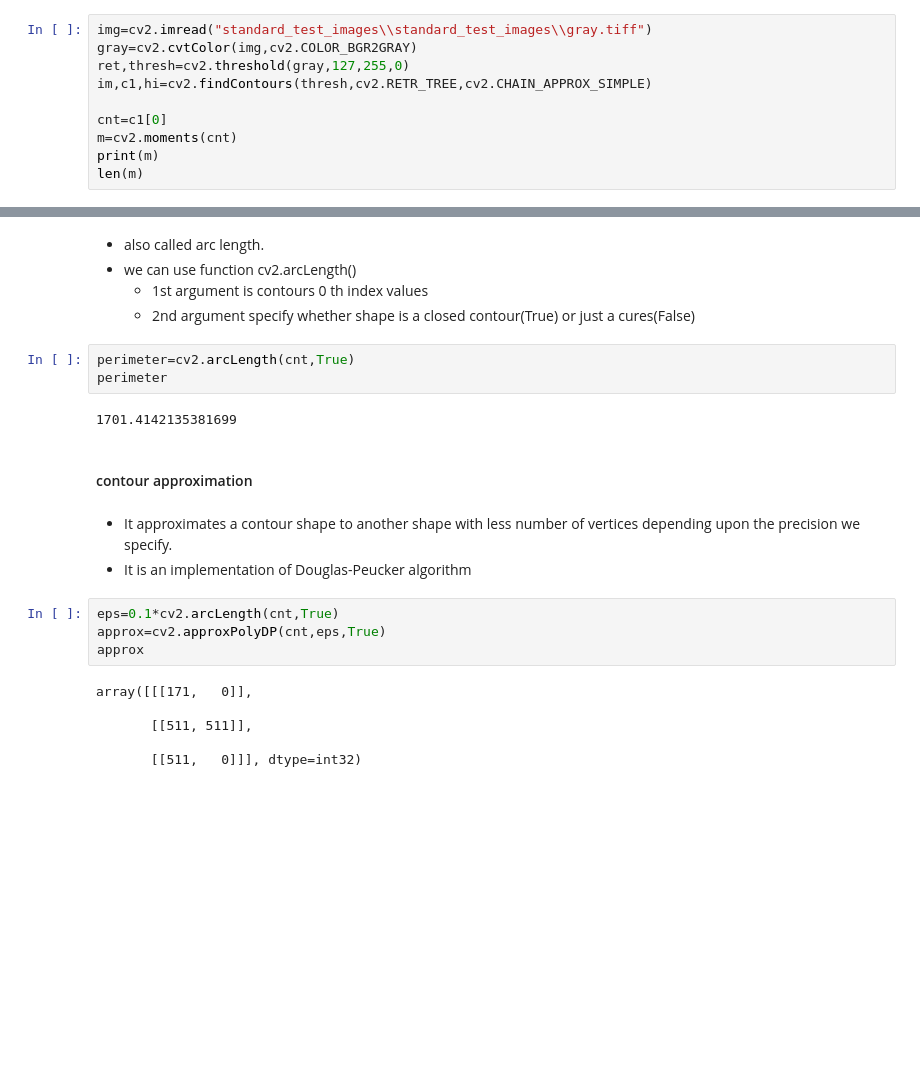
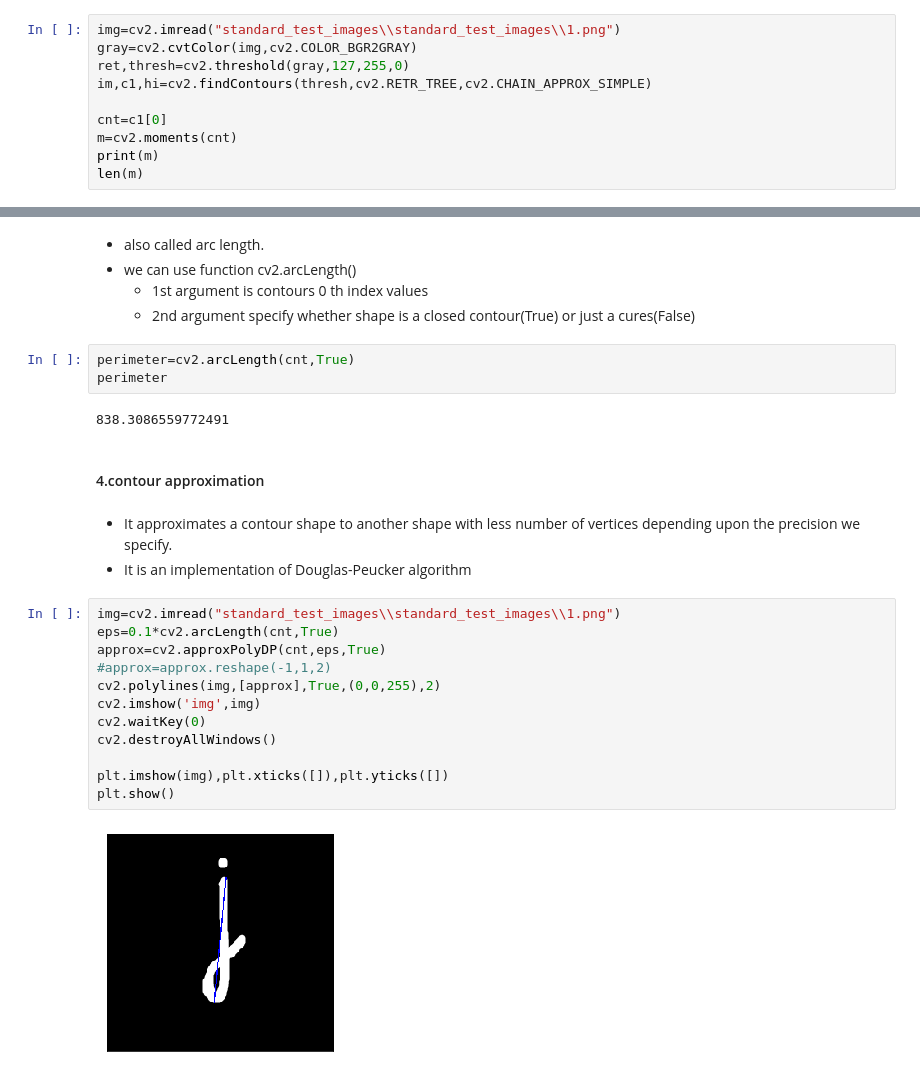
Before and after one commit to rojamogili/Python, a Jupyter notebook: OpenCV_basics/Contours_in_OpenCV.ipynb, the cells around one changed output, grey strips where cells are left out. Cells and saved outputs as stored; diff of their text form; blank space fills up the shorter version.

```diff
--- a/OpenCV_basics/Contours_in_OpenCV.ipynb
+++ b/OpenCV_basics/Contours_in_OpenCV.ipynb
@@ -112,7 +144,7 @@ len(c4)
 # %% [markdown]
 - image moments will help us to calculate some features like center of the object, area of the objetc etc..
 # %%
-img=cv2.imread("standard_test_images\\standard_test_images\\gray.tiff")
+img=cv2.imread("standard_test_images\\standard_test_images\\1.png")
 gray=cv2.cvtColor(img,cv2.COLOR_BGR2GRAY)
 ret,thresh=cv2.threshold(gray,127,255,0)
 im,c1,hi=cv2.findContours(thresh,cv2.RETR_TREE,cv2.CHAIN_APPROX_SIMPLE)
@@ -155,19 +187,23 @@ area
 perimeter=cv2.arcLength(cnt,True)
 perimeter
 # %% [output]
-1701.4142135381699
+838.3086559772491
 # %% [markdown]
-#### contour approximation
+#### 4.contour approximation
 # %% [markdown]
 - It approximates a contour shape to another shape with less number of vertices depending upon the precision we specify.
 - It is an implementation of Douglas-Peucker algorithm
-# %%
-eps=0.1*cv2.arcLength(cnt,True)
-approx=cv2.approxPolyDP(cnt,eps,True)
-approx
-# %% [output]
-array([[[171,   0]],
-
-       [[511, 511]],
-
-       [[511,   0]]], dtype=int32)
+# %%
+img=cv2.imread("standard_test_images\\standard_test_images\\1.png")
+eps=0.1*cv2.arcLength(cnt,True)
+approx=cv2.approxPolyDP(cnt,eps,True)
+#approx=approx.reshape(-1,1,2)
+cv2.polylines(img,[approx],True,(0,0,255),2)
+cv2.imshow('img',img)
+cv2.waitKey(0)
+cv2.destroyAllWindows()
+
+plt.imshow(img),plt.xticks([]),plt.yticks([])
+plt.show()
+# %% [output]
+[figure, added]
```
Also changed, not shown: parts of 91 cells of this notebook, 6 other files.
